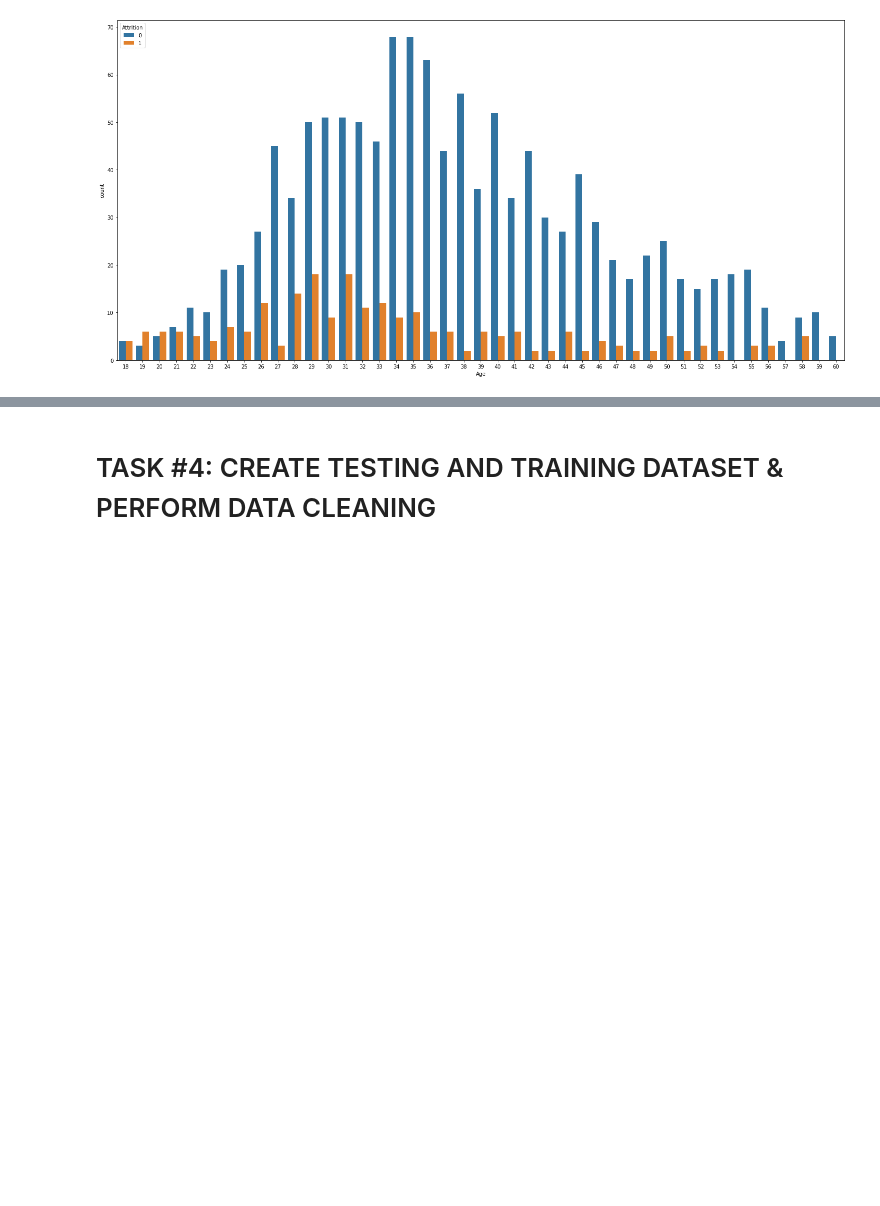
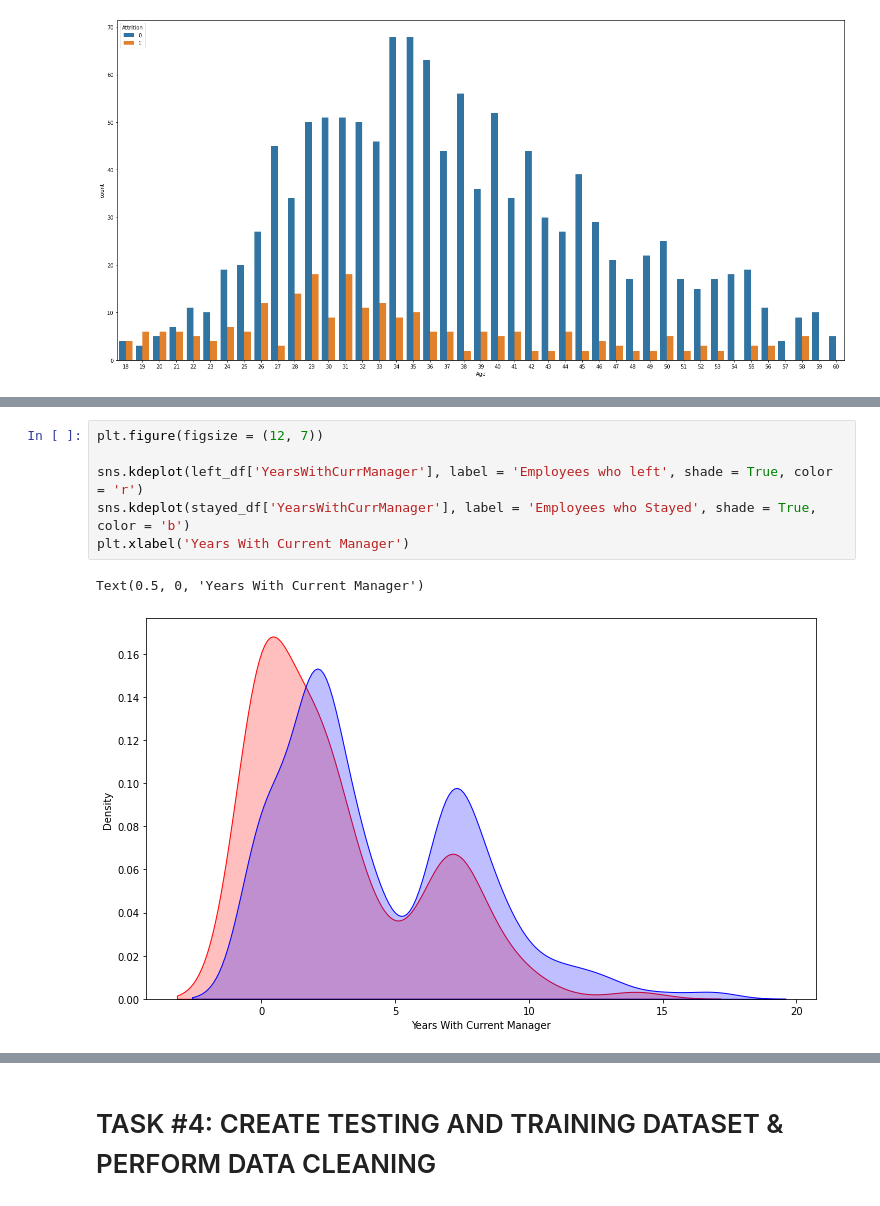
Before and after one commit to realize1103/DataScienceForBusiness, a Jupyter notebook: Human_Resources_Department_Skeleton.ipynb, the cells around one changed output, grey strips where cells are left out. Saved outputs shown, nothing was run; the diff lists cells and outputs as text; blank space fills up the shorter version.

```diff
--- a/Human_Resources_Department_Skeleton.ipynb
+++ b/Human_Resources_Department_Skeleton.ipynb
@@ -266,0 +289,9 @@ sns.countplot(x = 'Age', hue = 'Attrition', data = employee_df)
+# %%
+plt.figure(figsize = (12, 7))
+
+sns.kdeplot(left_df['YearsWithCurrManager'], label = 'Employees who left', shade = True, color = 'r')
+sns.kdeplot(stayed_df['YearsWithCurrManager'], label = 'Employees who Stayed', shade = True, color = 'b')
+plt.xlabel('Years With Current Manager')
+# %% [output]
+Text(0.5, 0, 'Years With Current Manager')
+[figure, added]
```
Also changed, not shown: parts of 6 cells of this notebook.
